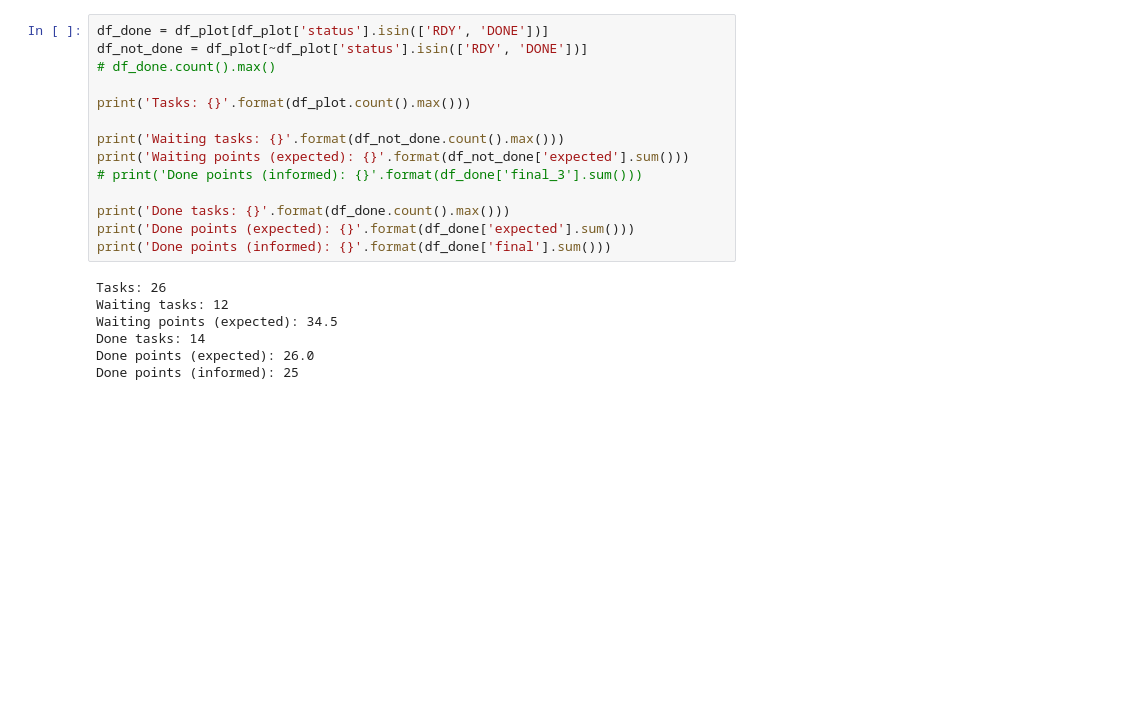
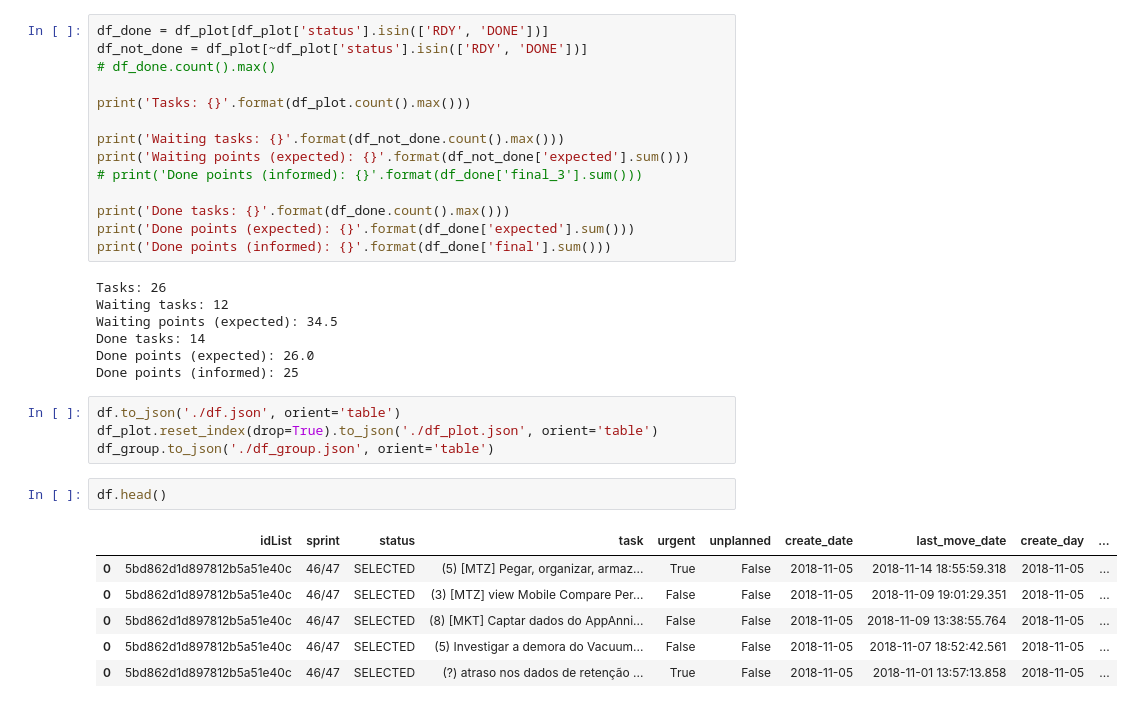
Before and after one commit to matherthal/plot-trello, a Jupyter notebook: plot-trello.ipynb, the cells around one changed output. Drawn from its saved outputs; the diff is of its cells as text; blank space fills up the shorter version.

```diff
--- a/plot-trello.ipynb
+++ b/plot-trello.ipynb
@@ -486,3 +486,16 @@ Waiting points (expected): 34.5
 Done tasks: 14
 Done points (expected): 26.0
 Done points (informed): 25
+# %%
+df.to_json('./df.json', orient='table')
+df_plot.reset_index(drop=True).to_json('./df_plot.json', orient='table')
+df_group.to_json('./df_group.json', orient='table')
+# %%
+df.head()
+# %% [output]
+|  | idList | sprint | status | task | urgent | unplanned | create_date | last_move_date | create_day | ... |
+| 0 | 5bd862d1d897812b5a51e40c | 46/47 | SELECTED | (5) [MTZ] Pegar, organizar, armaz... | True | False | 2018-11-05 | 2018-11-14 18:55:59.318 | 2018-11-05 | ... |
+| 0 | 5bd862d1d897812b5a51e40c | 46/47 | SELECTED | (3) [MTZ] view Mobile Compare Per... | False | False | 2018-11-05 | 2018-11-09 19:01:29.351 | 2018-11-05 | ... |
+| 0 | 5bd862d1d897812b5a51e40c | 46/47 | SELECTED | (8) [MKT] Captar dados do AppAnni... | False | False | 2018-11-05 | 2018-11-09 13:38:55.764 | 2018-11-05 | ... |
+| 0 | 5bd862d1d897812b5a51e40c | 46/47 | SELECTED | (5) Investigar a demora do Vacuum... | False | False | 2018-11-05 | 2018-11-07 18:52:42.561 | 2018-11-05 | ... |
+| 0 | 5bd862d1d897812b5a51e40c | 46/47 | SELECTED | (?) atraso nos dados de retenção ... | True | False | 2018-11-05 | 2018-11-01 13:57:13.858 | 2018-11-05 | ... |
```
Also changed, not shown: parts of 2 cells of this notebook.
